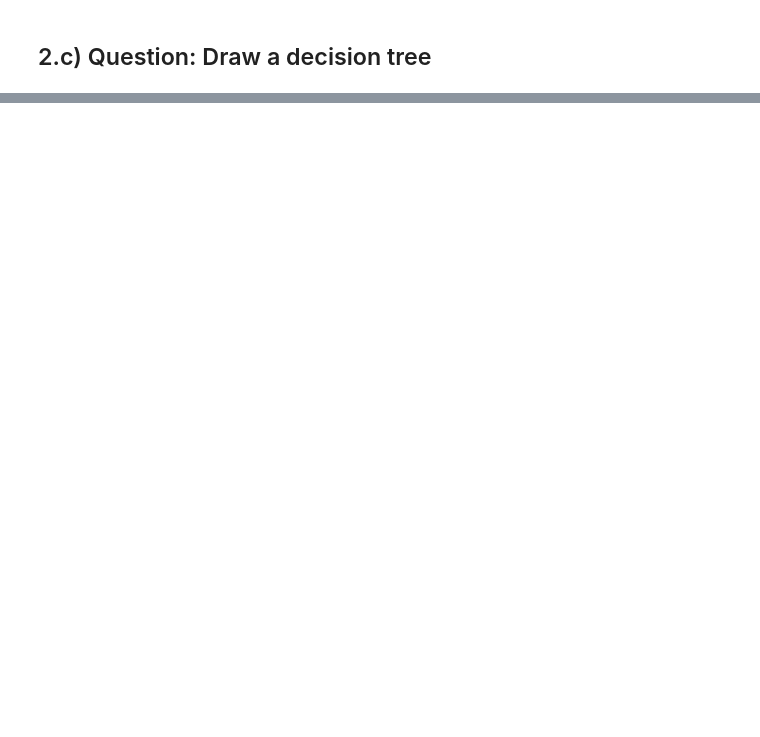
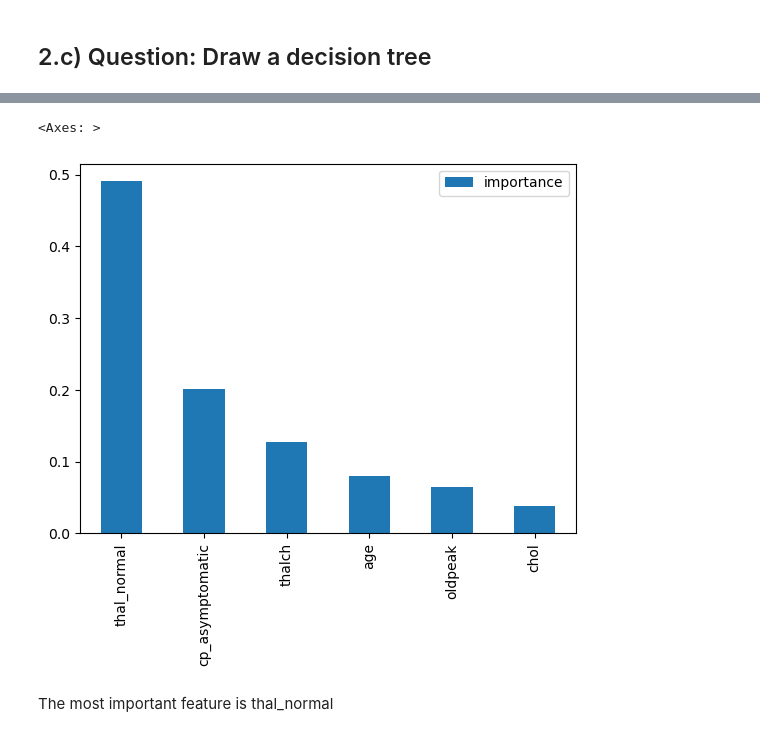
Before and after one commit to FahimehFereydounian/Introduction-to-DS, a Jupyter notebook: Assignment 1/02_decision_trees.ipynb, the cells around one changed output, grey strips where cells are left out. Cells and saved outputs as stored; diff of their text form; code cells hidden in the pictures; blank space fills up the shorter version.

```diff
--- a/Assignment 1/02_decision_trees.ipynb
+++ b/Assignment 1/02_decision_trees.ipynb
@@ -26,2 +183,19 @@ Loading the train and test data sets
 # %% [markdown]
 ## 2.c) Question: Draw a decision tree
+# %%
+# Create tree with given parameters
+dtc = DecisionTreeClassifier(criterion="entropy", min_samples_leaf=6, random_state=42, max_depth=3)
+dtc.fit(X_train, y_train)
+
+# Plotting the tree
+fig = plt.figure(figsize=(30,15))
+_ = tree.plot_tree(dtc,
+                   feature_names=X.columns,
+                   class_names = {0: 'Healthy', 1: 'Light', 2: 'Seveere', 3: 'Critical',},
+                   filled=True,
+                   fontsize=12,
+                   proportion=True,
+                  )
+
+# Save plot to file for export
+plt.savefig('tree_high_dpi', dpi=300)
@@ -27,0 +206,3 @@ Loading the train and test data sets
+# %%
+dtc = DecisionTreeClassifier(criterion="entropy", min_samples_leaf=6, random_state=42, max_depth=3)
+dtc.fit(X_train, y_train)
@@ -27,0 +220,4 @@ Loading the train and test data sets
+# %%
+feature_importance = pd.DataFrame(dtc.feature_importances_, index = X.columns).sort_values(0, ascending=False)
+feature_importance.rename(columns={0:"importance"}, inplace=True)
+feature_importance.head(7)
@@ -27,0 +233,7 @@ Loading the train and test data sets
+# %%
+feature_importance.head(6).plot(kind='bar')
+# %% [output]
+<Axes: >
+[figure, added]
+# %% [markdown]
+The most important feature is thal_normal
```
Also changed, not shown: parts of 23 cells of this notebook.
